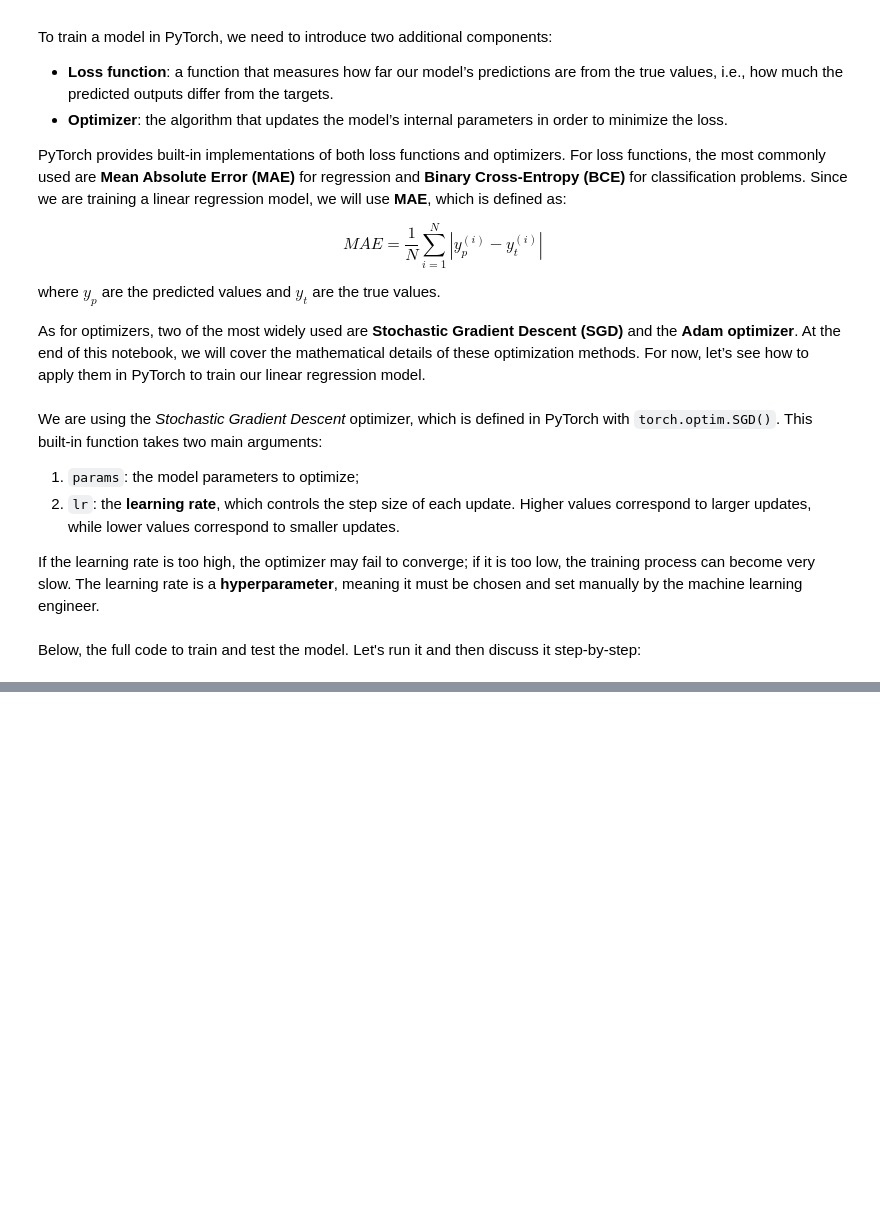
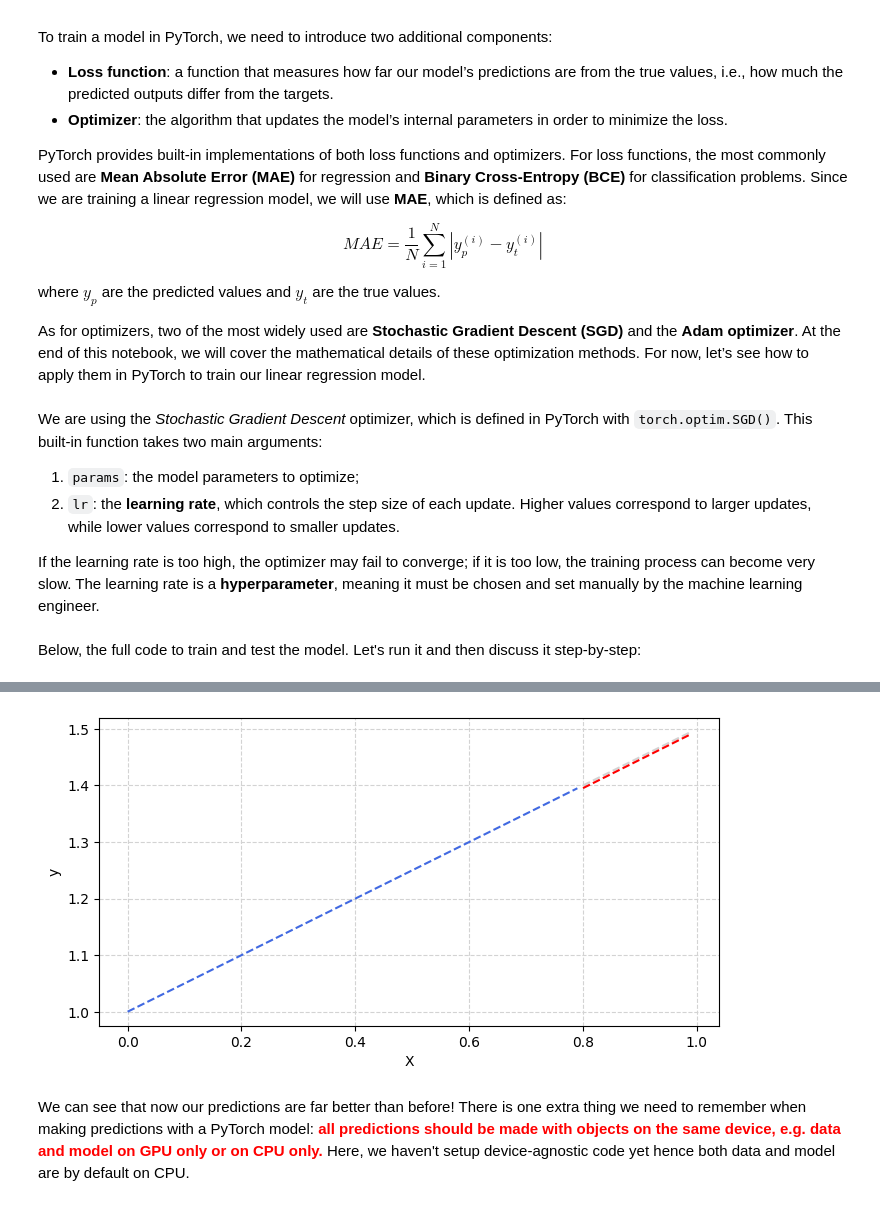
Before and after one commit to mirko-leccese/The-Machine-Learning-Project, a Jupyter notebook: pytorch/pytorch-workflow.ipynb, the cells around one changed output, grey strips where cells are left out. Drawn from its saved outputs; the diff is of its cells as text; code cells hidden in the pictures; blank space fills up the shorter version.

```diff
--- a/pytorch/pytorch-workflow.ipynb
+++ b/pytorch/pytorch-workflow.ipynb
@@ -252,0 +291,7 @@ plt.show()
+# %%
+# 1. Set the model in evaluation mode
+lr_model.eval()
+
+# 2. Setup the inference mode context manager
+with torch.inference_mode():
+  y_final_pred = lr_model(X_test)
@@ -252,0 +321,13 @@ plt.show()
+# %%
+fig, ax = plt.subplots(figsize=(8,4))
+
+ax.plot(X_train.numpy(), y_train.numpy(), linestyle="--", color="royalblue", label="Training")
+ax.plot(X_test.numpy(), y_test.numpy(), linestyle="--", color="lightgrey", label="Test")
+ax.plot(X_test.numpy(), y_final_pred.numpy(), linestyle="--", color="red", label="Prediction")
+ax.set_xlabel("X")
+ax.set_ylabel("y")
+ax.grid(True, linestyle="--", c="lightgray")
+# %% [output]
+[figure, added]
+# %% [markdown]
+We can see that now our predictions are far better than before! There is one extra thing we need to remember when making predictions with a PyTorch model: **<span style="color: red"> all predictions should be made with objects on the same device, e.g. data and model on GPU only or on CPU only.</span>** Here, we haven't setup device-agnostic code yet hence both data and model are by default on CPU.
```
Also changed, not shown: parts of 16 cells of this notebook, 1 other file.
